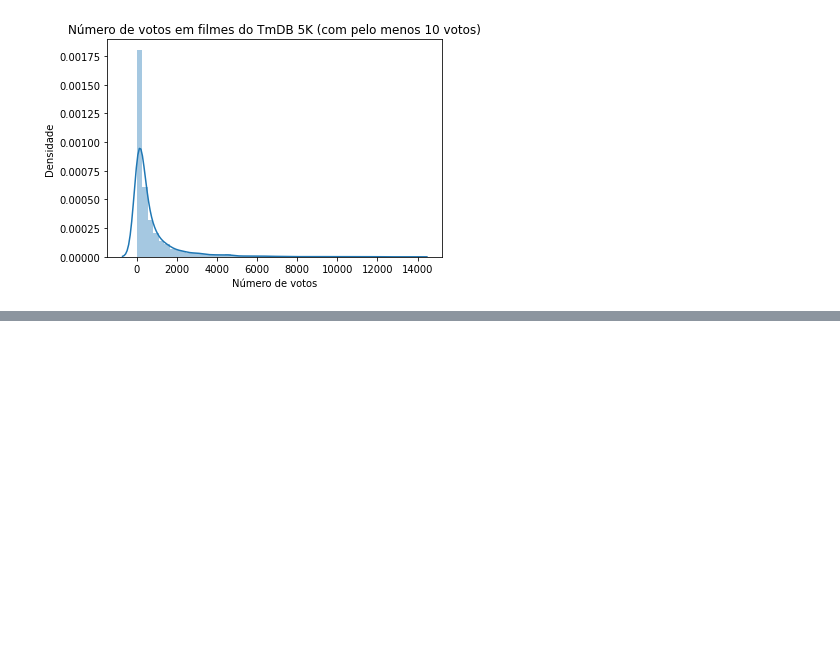
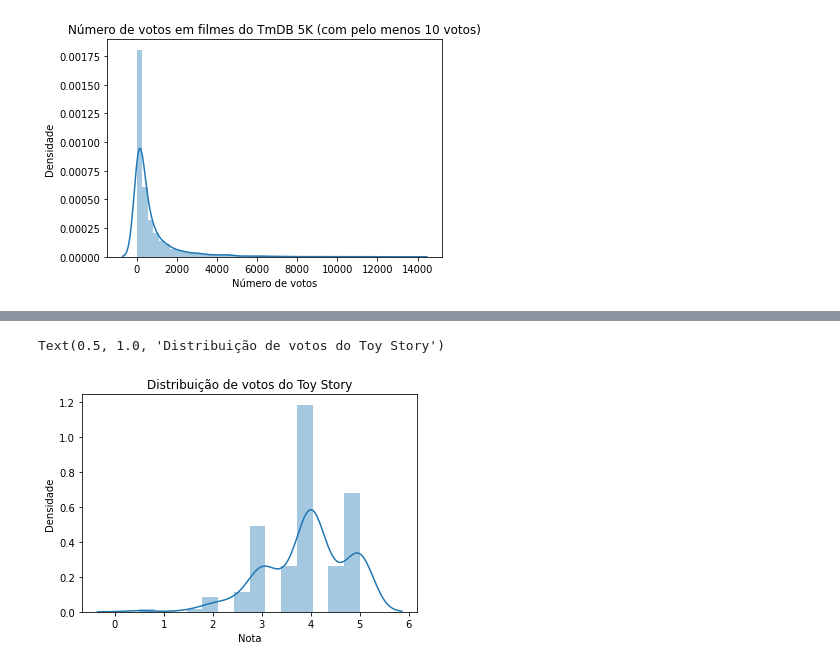
Before and after one commit to igorgripp/datascience-teste-estatisticos, a Jupyter notebook: Data Science - Introdução a Testes.ipynb, the cells around one changed output, grey strips where cells are left out. Saved outputs shown, nothing was run; the diff lists cells and outputs as text; code cells hidden in the pictures; blank space fills up the shorter version.

```diff
--- a/Data Science - Introdução a Testes.ipynb
+++ b/Data Science - Introdução a Testes.ipynb
@@ -194,0 +225,5 @@ Text(0.5, 1.0, 'Orçamentos dos filmes do TmDB 5K')
+# %%
+filmes = pd.read_csv('aula0/movies.csv')
+filmes.query('movieId==1')
+notas1 = notas.query('movieId==1')
+notas1.head()
@@ -194,0 +237,7 @@ Text(0.5, 1.0, 'Orçamentos dos filmes do TmDB 5K')
+# %%
+ax = sns.distplot(notas1.rating)
+ax.set(xlabel='Nota', ylabel='Densidade')
+ax.set_title('Distribuição de votos do Toy Story')
+# %% [output]
+Text(0.5, 1.0, 'Distribuição de votos do Toy Story')
+[figure, added]
```
Also changed, not shown: parts of 13 cells of this notebook.
